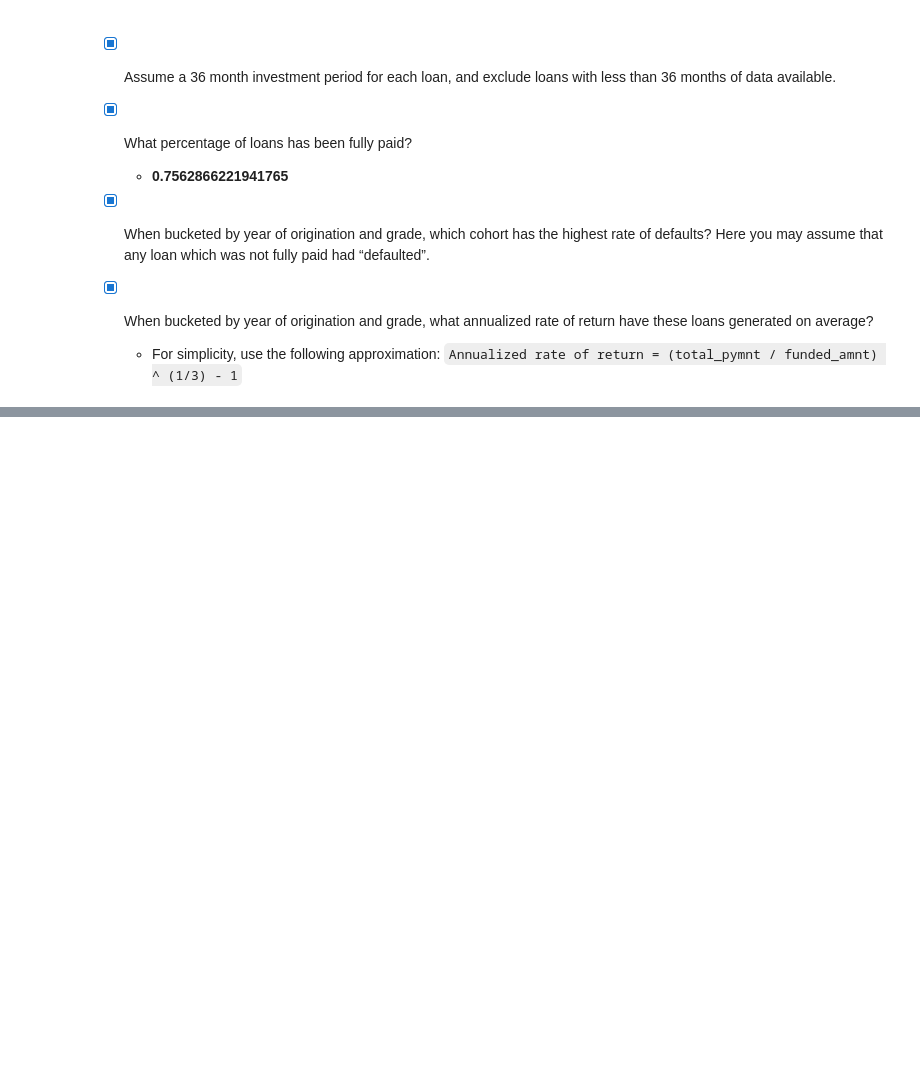
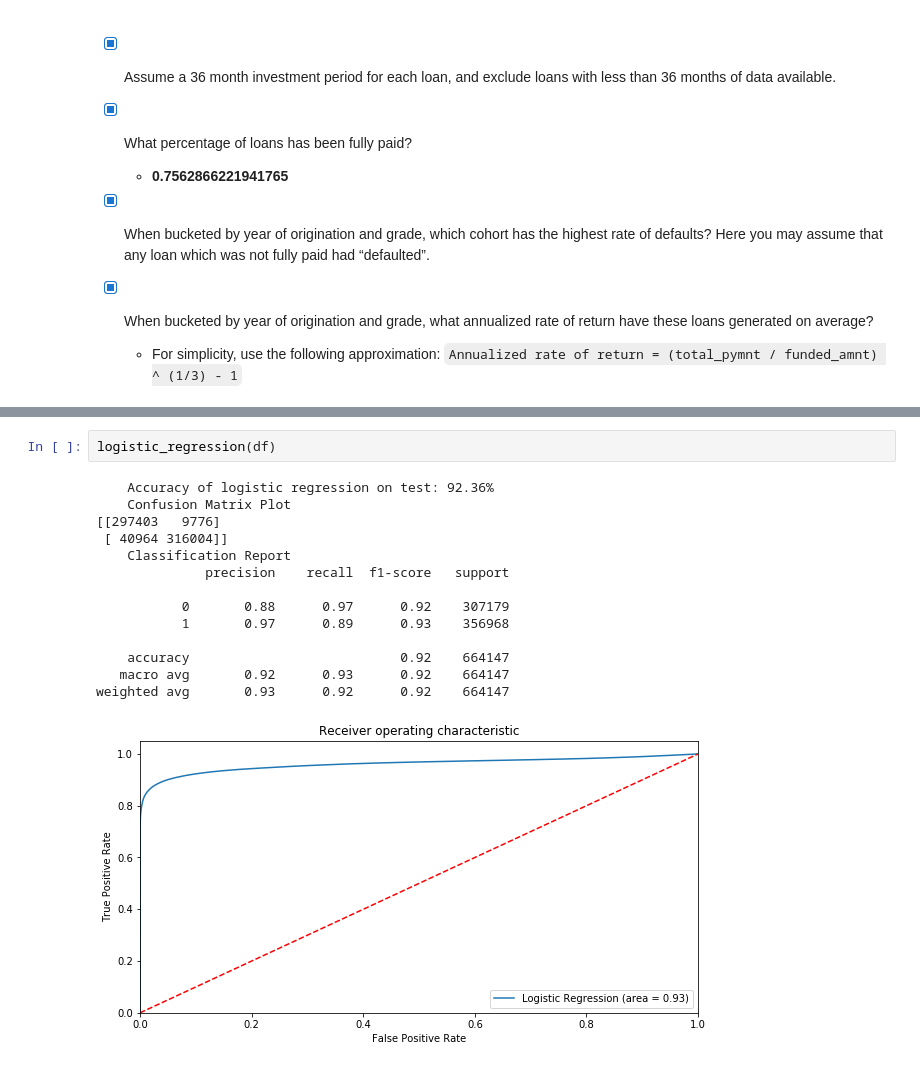
Before and after one commit to nygeog/assignment, a Jupyter notebook: report.ipynb, the cells around one changed output, grey strips where cells are left out. Cells and saved outputs as stored; diff of their text form; blank space fills up the shorter version.

Commit message:
update from report notebook

```diff
--- a/report.ipynb
+++ b/report.ipynb
@@ -108,0 +132,17 @@ TypeError: select_historic_data() takes 0 positional arguments but 1 was given
+# %%
+logistic_regression(df)
+# %% [output]
+    Accuracy of logistic regression on test: 92.36%
+    Confusion Matrix Plot
+[[297403   9776]
+ [ 40964 316004]]
+    Classification Report
+              precision    recall  f1-score   support
+
+           0       0.88      0.97      0.92    307179
+           1       0.97      0.89      0.93    356968
+
+    accuracy                           0.92    664147
+   macro avg       0.92      0.93      0.92    664147
+weighted avg       0.93      0.92      0.92    664147
+[figure, added]
```
Also changed, not shown: parts of 4 cells of this notebook, 5 other files.
